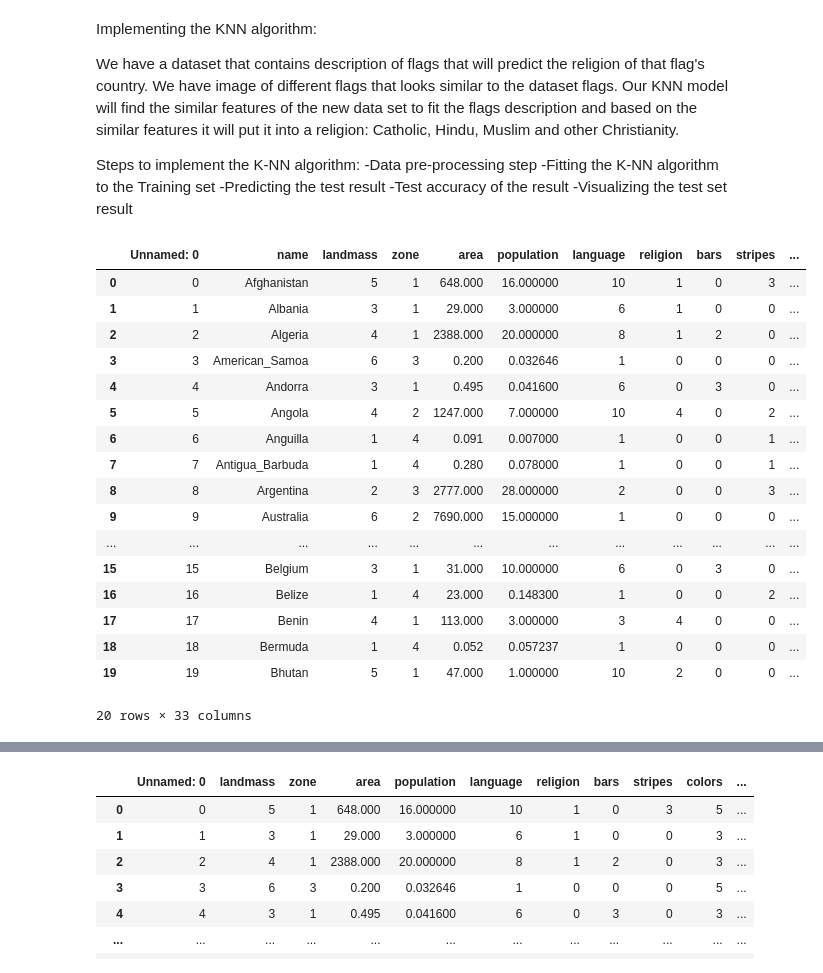
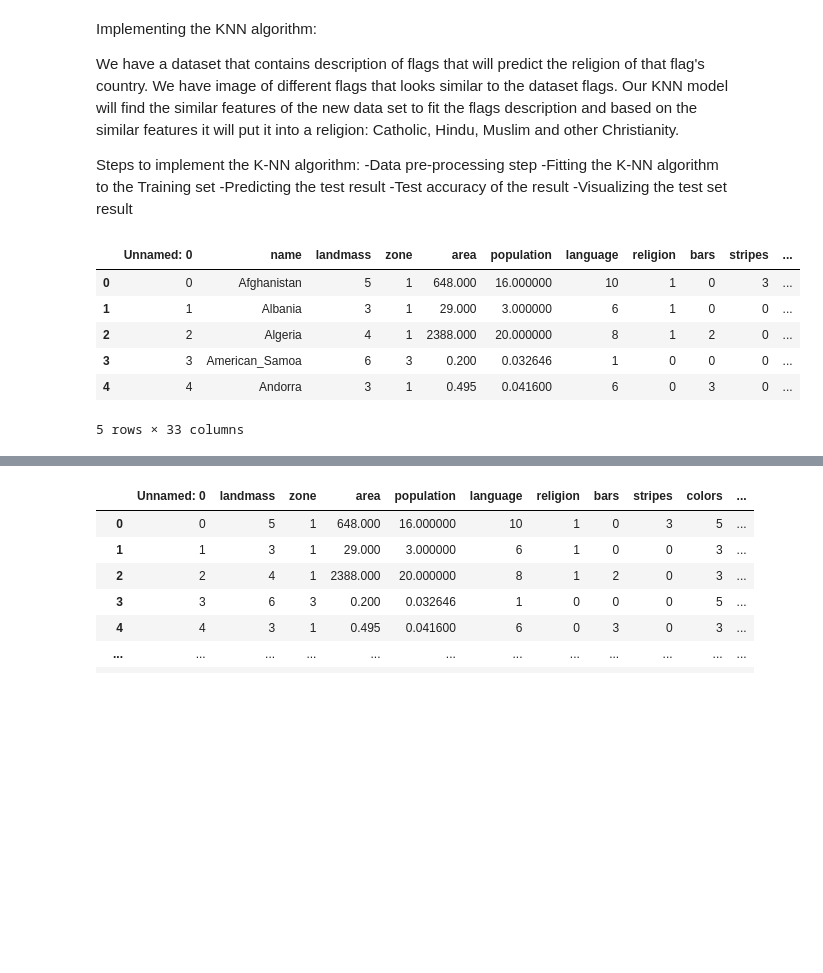
Before and after one commit to zpoeschl/flags_and_religion, a Jupyter notebook: static/data/flag- KNN.ipynb, the cells around one changed output, grey strips where cells are left out. Saved outputs shown, nothing was run; the diff lists cells and outputs as text; code cells hidden in the pictures; blank space fills up the shorter version.

```diff
--- a/static/data/flag- KNN.ipynb
+++ b/static/data/flag- KNN.ipynb
@@ -22,26 +22,15 @@ import os
 # %%
 #Loading Dataset
 flag = pd.read_csv("flags_with_headers_v_5.csv")
-flag.head(20)
+flag.head()
 # %% [output]
 |  | Unnamed: 0 | name | landmass | zone | area | population | language | religion | bars | stripes | ... |
 | 0 | 0 | Afghanistan | 5 | 1 | 648.000 | 16.000000 | 10 | 1 | 0 | 3 | ... |
 | 1 | 1 | Albania | 3 | 1 | 29.000 | 3.000000 | 6 | 1 | 0 | 0 | ... |
 | 2 | 2 | Algeria | 4 | 1 | 2388.000 | 20.000000 | 8 | 1 | 2 | 0 | ... |
 | 3 | 3 | American_Samoa | 6 | 3 | 0.200 | 0.032646 | 1 | 0 | 0 | 0 | ... |
 | 4 | 4 | Andorra | 3 | 1 | 0.495 | 0.041600 | 6 | 0 | 3 | 0 | ... |
-| 5 | 5 | Angola | 4 | 2 | 1247.000 | 7.000000 | 10 | 4 | 0 | 2 | ... |
-| 6 | 6 | Anguilla | 1 | 4 | 0.091 | 0.007000 | 1 | 0 | 0 | 1 | ... |
-| 7 | 7 | Antigua_Barbuda | 1 | 4 | 0.280 | 0.078000 | 1 | 0 | 0 | 1 | ... |
-| 8 | 8 | Argentina | 2 | 3 | 2777.000 | 28.000000 | 2 | 0 | 0 | 3 | ... |
-| 9 | 9 | Australia | 6 | 2 | 7690.000 | 15.000000 | 1 | 0 | 0 | 0 | ... |
-| ... | ... | ... | ... | ... | ... | ... | ... | ... | ... | ... | ... |
-| 15 | 15 | Belgium | 3 | 1 | 31.000 | 10.000000 | 6 | 0 | 3 | 0 | ... |
-| 16 | 16 | Belize | 1 | 4 | 23.000 | 0.148300 | 1 | 0 | 0 | 2 | ... |
-| 17 | 17 | Benin | 4 | 1 | 113.000 | 3.000000 | 3 | 4 | 0 | 0 | ... |
-| 18 | 18 | Bermuda | 1 | 4 | 0.052 | 0.057237 | 1 | 0 | 0 | 0 | ... |
-| 19 | 19 | Bhutan | 5 | 1 | 47.000 | 1.000000 | 10 | 2 | 0 | 0 | ... |
-20 rows × 33 columns
+5 rows × 33 columns
 # %%
 flag.info()
 # %% [output]
```
Also changed, not shown: parts of 9 cells of this notebook, 9 other files.
